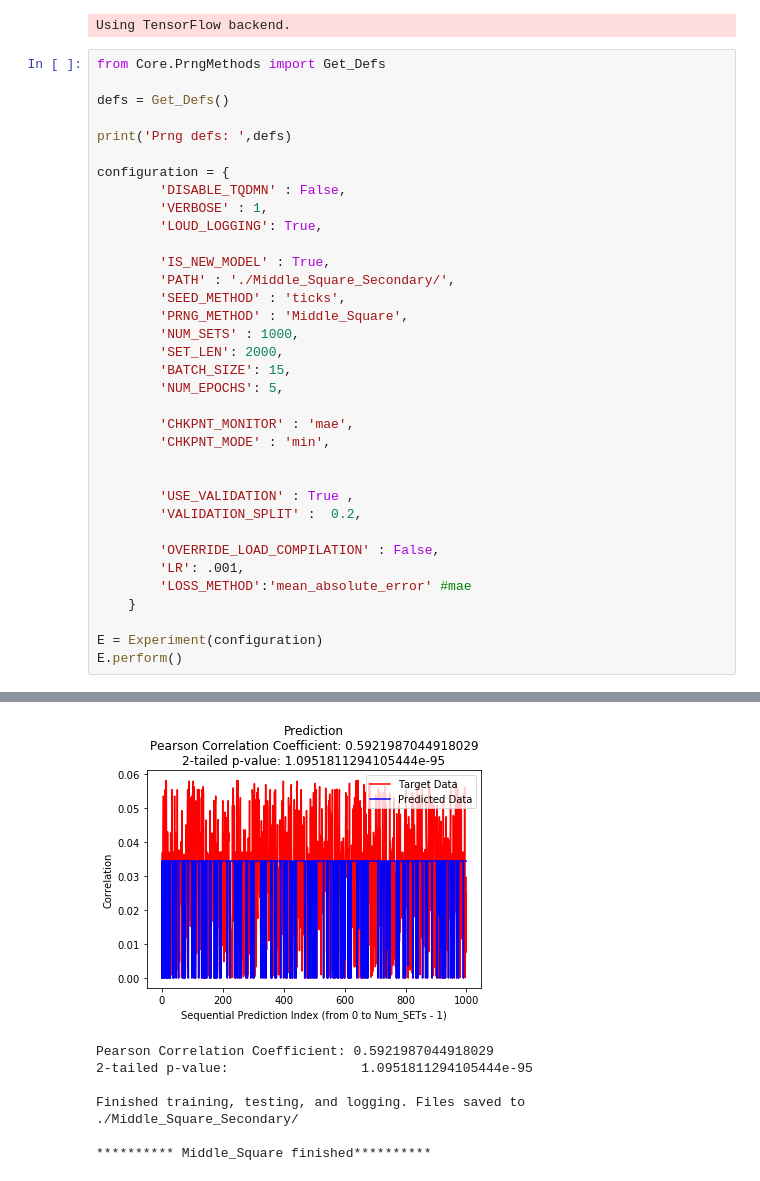
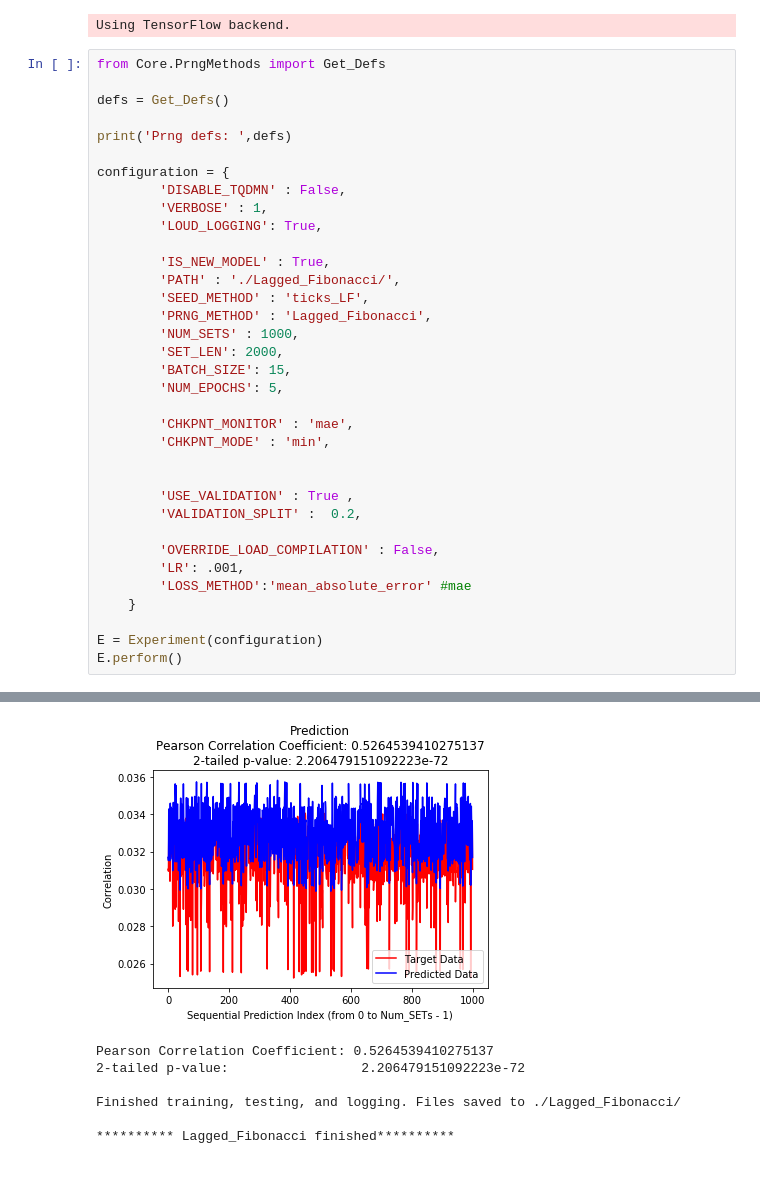
Before and after one commit to spencer741/prng-prediction-using-cnns, a Jupyter notebook: WorkSpace/ProjectCore/main.ipynb, the cells around one changed output, grey strips where cells are left out. Drawn from its saved outputs; the diff is of its cells as text.

Commit message:
implemented lag_fab seed method

```diff
--- a/WorkSpace/ProjectCore/main.ipynb
+++ b/WorkSpace/ProjectCore/main.ipynb
@@ -20,9 +20,9 @@ configuration = {
         'LOUD_LOGGING': True,
 
         'IS_NEW_MODEL' : True,
-        'PATH' : './Middle_Square_Secondary/',
-        'SEED_METHOD' : 'ticks',
-        'PRNG_METHOD' : 'Middle_Square',
+        'PATH' : './Lagged_Fibonacci/',
+        'SEED_METHOD' : 'ticks_LF',
+        'PRNG_METHOD' : 'Lagged_Fibonacci',
         'NUM_SETS' : 1000,
         'SET_LEN': 2000,
         'BATCH_SIZE': 15,
@@ -64,10 +64,10 @@ History Keys:  dict_keys(['val_loss', 'val_mae', 'loss', 'mae'])
-[figure, old version]
+[figure, new version]
-Pearson Correlation Coefficient: 0.5921987044918029
-2-tailed p-value:                 1.0951811294105444e-95
+Pearson Correlation Coefficient: 0.5264539410275137
+2-tailed p-value:                 2.206479151092223e-72
 
-Finished training, testing, and logging. Files saved to ./Middle_Square_Secondary/
+Finished training, testing, and logging. Files saved to ./Lagged_Fibonacci/
 
-********** Middle_Square finished**********
+********** Lagged_Fibonacci finished**********
 # %%
 #Seed generator tests.
 
```
Also changed, not shown: parts of 2 cells of this notebook, 18 other files.
